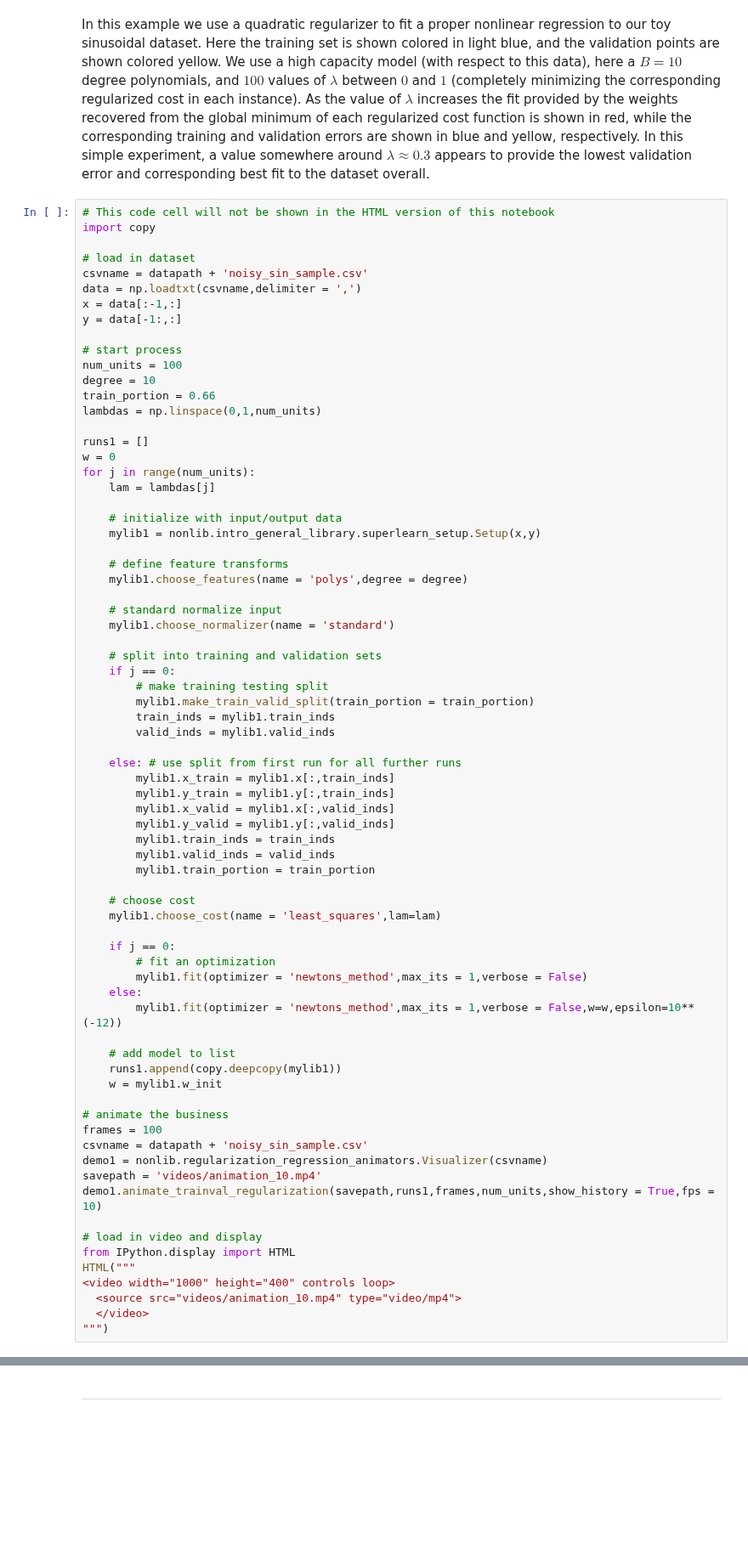
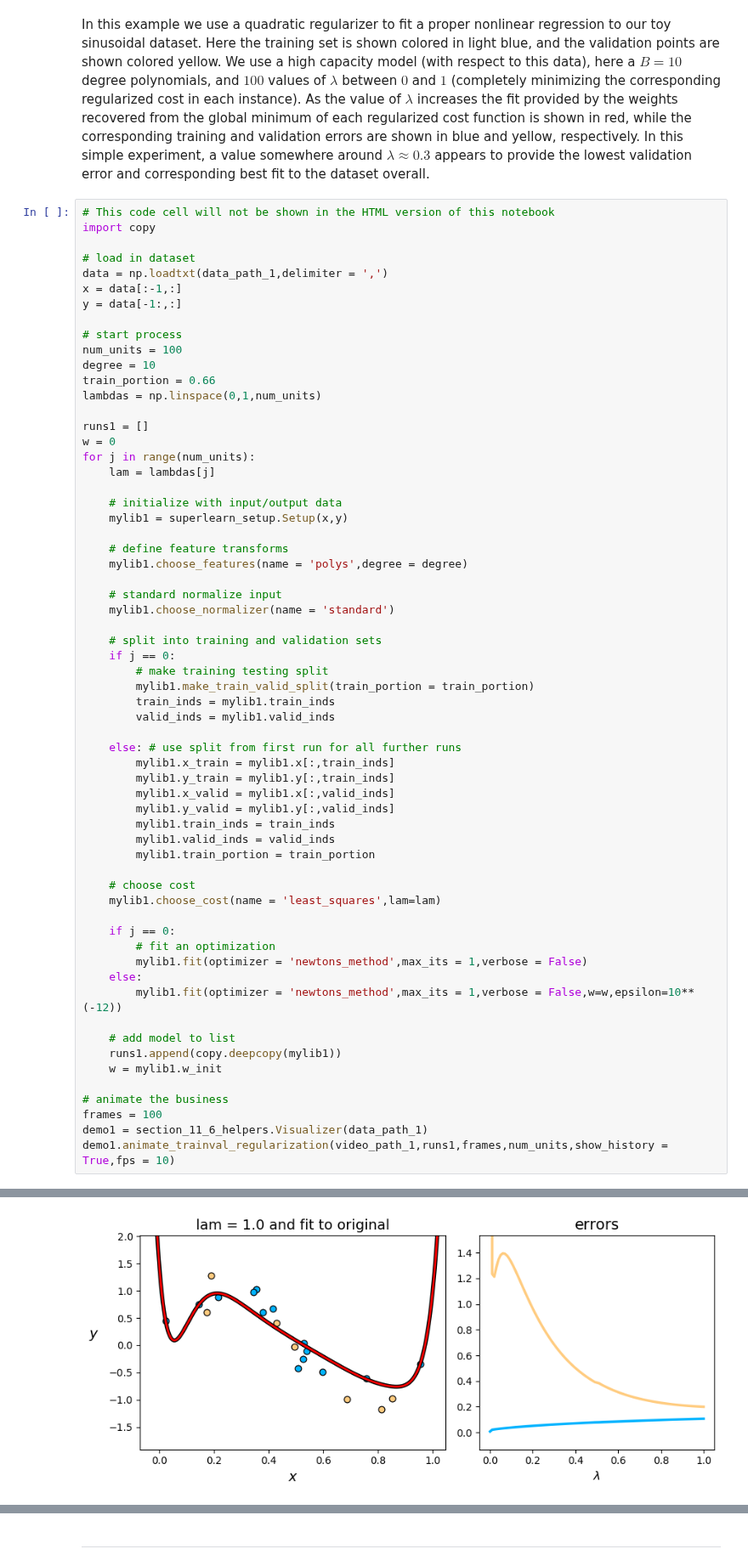
Before and after one commit to neonwatty/machine_learning_refined, a Jupyter notebook: notes/11_Feature_learning/11_6_Regularization.ipynb, the cells around one changed output, grey strips where cells are left out. Shown at 85% size. Drawn from its saved outputs; the diff is of its cells as text; blank space fills up the shorter version.

```diff
--- a/notes/11_Feature_learning/11_6_Regularization.ipynb
+++ b/notes/11_Feature_learning/11_6_Regularization.ipynb
@@ -207,8 +246,7 @@ Below we illustrate the use of regularizer based regularization on a simple exam
 import copy
 
 # load in dataset
-csvname = datapath + 'noisy_sin_sample.csv'
-data = np.loadtxt(csvname,delimiter = ',')
+data = np.loadtxt(data_path_1,delimiter = ',')
 x = data[:-1,:]
 y = data[-1:,:]
 
@@ -224,7 +262,7 @@ for j in range(num_units):
     lam = lambdas[j]
 
     # initialize with input/output data
-    mylib1 = nonlib.intro_general_library.superlearn_setup.Setup(x,y)
+    mylib1 = superlearn_setup.Setup(x,y)
 
     # define feature transforms
     mylib1.choose_features(name = 'polys',degree = degree)
@@ -263,16 +301,6 @@ for j in range(num_units):
 
 # animate the business
 frames = 100
-csvname = datapath + 'noisy_sin_sample.csv'
-demo1 = nonlib.regularization_regression_animators.Visualizer(csvname)
-savepath = 'videos/animation_10.mp4'
-demo1.animate_trainval_regularization(savepath,runs1,frames,num_units,show_history = True,fps = 10)
-
-# load in video and display
-from IPython.display import HTML
-HTML("""
-<video width="1000" height="400" controls loop>
-  <source src="videos/animation_10.mp4" type="video/mp4">
-  </video>
-""")
+demo1 = section_11_6_helpers.Visualizer(data_path_1)
+demo1.animate_trainval_regularization(video_path_1,runs1,frames,num_units,show_history = True,fps = 10)
 # %% [output]
@@ -279,0 +307 @@ HTML("""
+[figure, added]
```
Also changed, not shown: parts of 15 cells of this notebook, 9 other files.
